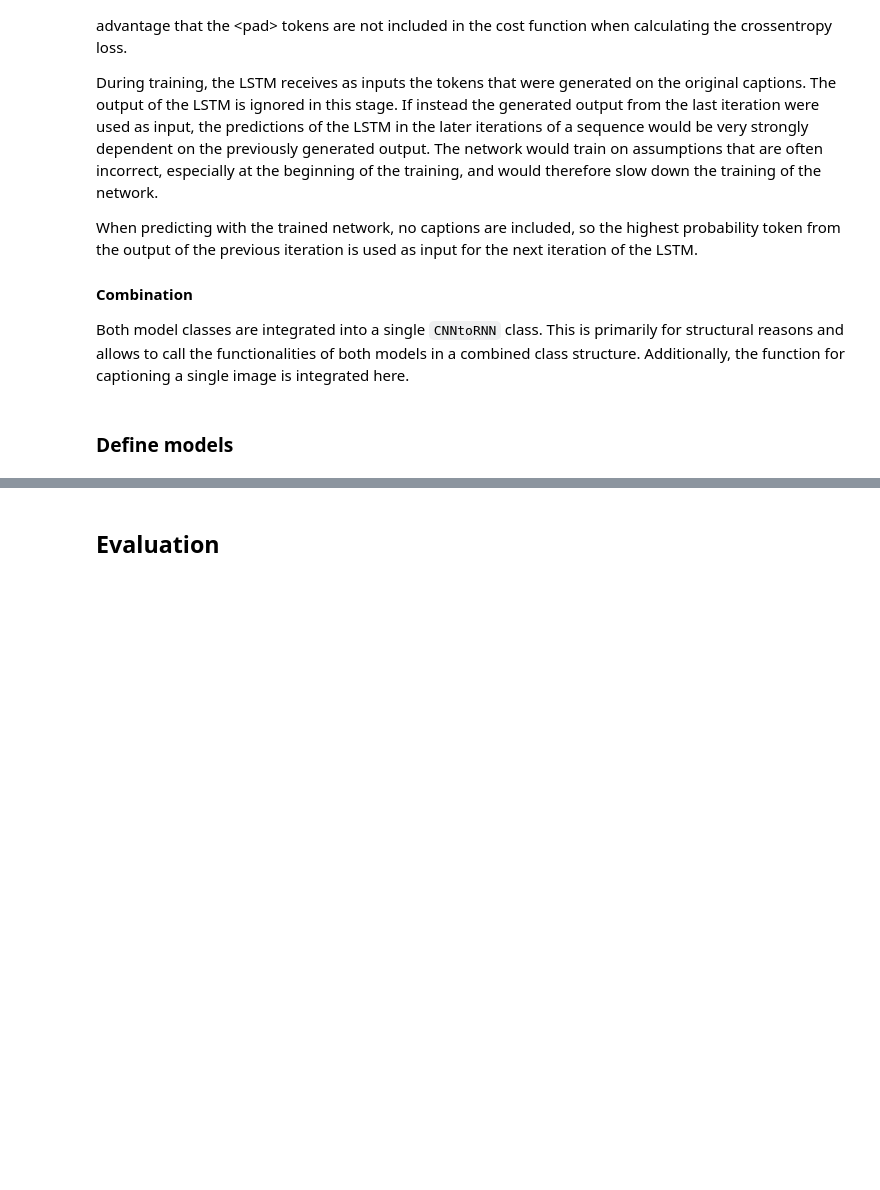
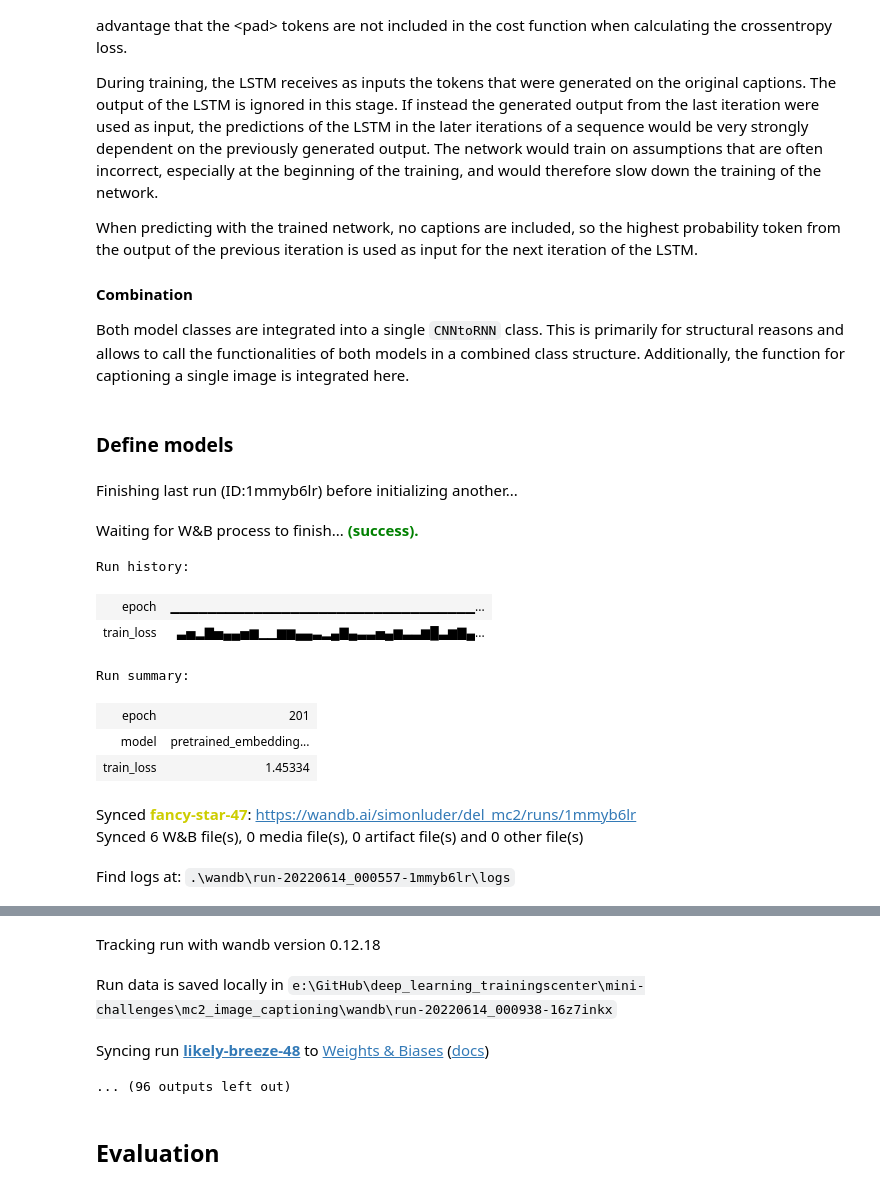
Before and after one commit to SimonLuder/FHNW_deep_learning_FS22, a Jupyter notebook: mini-challenges/mc2_image_captioning/mc2_main_notebook.ipynb, the cells around one changed output, grey strips where cells are left out. Drawn from its saved outputs; the diff is of its cells as text; code cells hidden in the pictures; blank space fills up the shorter version.

```diff
--- a/mini-challenges/mc2_image_captioning/mc2_main_notebook.ipynb
+++ b/mini-challenges/mc2_image_captioning/mc2_main_notebook.ipynb
@@ -461,7 +507,7 @@ class CNNtoRNN(nn.Module):
     def __init__(self, embed_size, hidden_size, vocab_size, num_layers, dropout=0, pretrained_emb=False):
         super(CNNtoRNN, self).__init__()
         self.encoderCNN = EncoderCNN(embed_size=embed_size)
-        self.decoderRNN = DecoderRNN(embed_size=embed_size, hidden_size=hidden_size, vocab_size=vocab_size, num_layers=num_layers)
+        self.decoderRNN = DecoderRNN(embed_size=embed_size, hidden_size=hidden_size, vocab_size=vocab_size, num_layers=num_layers, pretrained_emb=pretrained_emb)
 
     def forward(self, images, capitons, lengths):
         features = self.encoderCNN(images)
@@ -549,25 +595,25 @@ from torch.nn.utils.rnn import pack_padded_sequence
 import pickle
 import wandb
 
-run_cell = False
+run_cell = True
 # wandb
-use_wandb=False
+use_wandb = True
 # model loading & saving
-load_model = True
+load_model = False
 save_model = True
 model_path = "./saved_models/"
-model_name = "pretrained_embedding"
+model_name = "untrained_embedding"
 # training hyperparameters
-pretrained_emb = True
-embed_size=100
+pretrained_emb = False
+embed_size = 100
 hidden_size = 100
 vocab_size = vocab.vectors.size()[0]
 num_layers = 1
 learning_rate = 0.003
-num_epochs=40
+num_epochs=200
 # BLEU evaluation
 include_bleu_test_score = True
-n_samples = 64 # nr of random samples for BLEU score
+n_samples = 128 # nr of random samples for BLEU score
 
 
 if run_cell:
@@ -621,30 +667,43 @@ if run_cell:
 
             cumloss += loss.item()
 
             if i % 10 == 0 and use_wandb:
                 wandb.log({
                     "model":model_name,
                     "train_loss": loss,
                     "epoch":epoch+1,
                     }, step=step)
 
         model.eval()
         # calculate BLEU
         if include_bleu_test_score:
             mean_bleu = 0
             for j, file in enumerate(random.sample(list(set(df_test["filename"])), n_samples)):
                 (file, _, caption) = caption_image(model)
                 train_captions = df_caption.loc[df_caption["filename"]==file]["text"].apply(str.split).to_list()
                 mean_bleu += sentence_bleu(train_captions, caption.split()[1:-1])
             mean_bleu /= n_samples
 
 
         log_dict[epoch] = {
             "step":step,
             "train_loss":cumloss,
             "test_bleu":mean_bleu
             }
 
         # save the model at the end of the epoch
         func_save_model(model, model_path, "{}_e{}".format(model_name, epoch))
         func_save_log(log_dict, model_name)
+# %% [output]
+Finishing last run (ID:1mmyb6lr) before initializing another...
+Waiting for W&B process to finish... (success).
+Run history:
+| epoch | ▁▁▁▁▁▁▁▁▁▁▁▁▁▁▁▁▁▁▁▁▁▁▁▁▁▁▁▁▁▁▁▁▁... |
+| train_loss | ▃▅▂▇▅▄▄▅▆▁▁▆▆▄▄▃▂▄▇▄▃▃▅▄▆▃▃▆█▃▆▇▄... |
+Run summary:
+| epoch | 201 |
+| model | pretrained_embedding... |
+| train_loss | 1.45334 |
+Synced fancy-star-47: https://wandb.ai/simonluder/del_mc2/runs/1mmyb6lr
+Synced 6 W&B file(s), 0 media file(s), 0 artifact file(s) and 0 other file(s)
+Find logs at: .\wandb\run-20220614_000557-1mmyb6lr\logs
@@ -651,3 +711,7 @@ if run_cell:
+Tracking run with wandb version 0.12.18
+Run data is saved locally in e:\GitHub\deep_learning_trainingscenter\mini-challenges\mc2_image_captioning\wandb\run-20220614_000938-16z7inkx
+Syncing run likely-breeze-48 to Weights & Biases (docs)
+... (96 outputs left out)
 # %% [markdown]
 ## Evaluation
 # %% [markdown]
```
Also changed, not shown: parts of 19 cells of this notebook.
